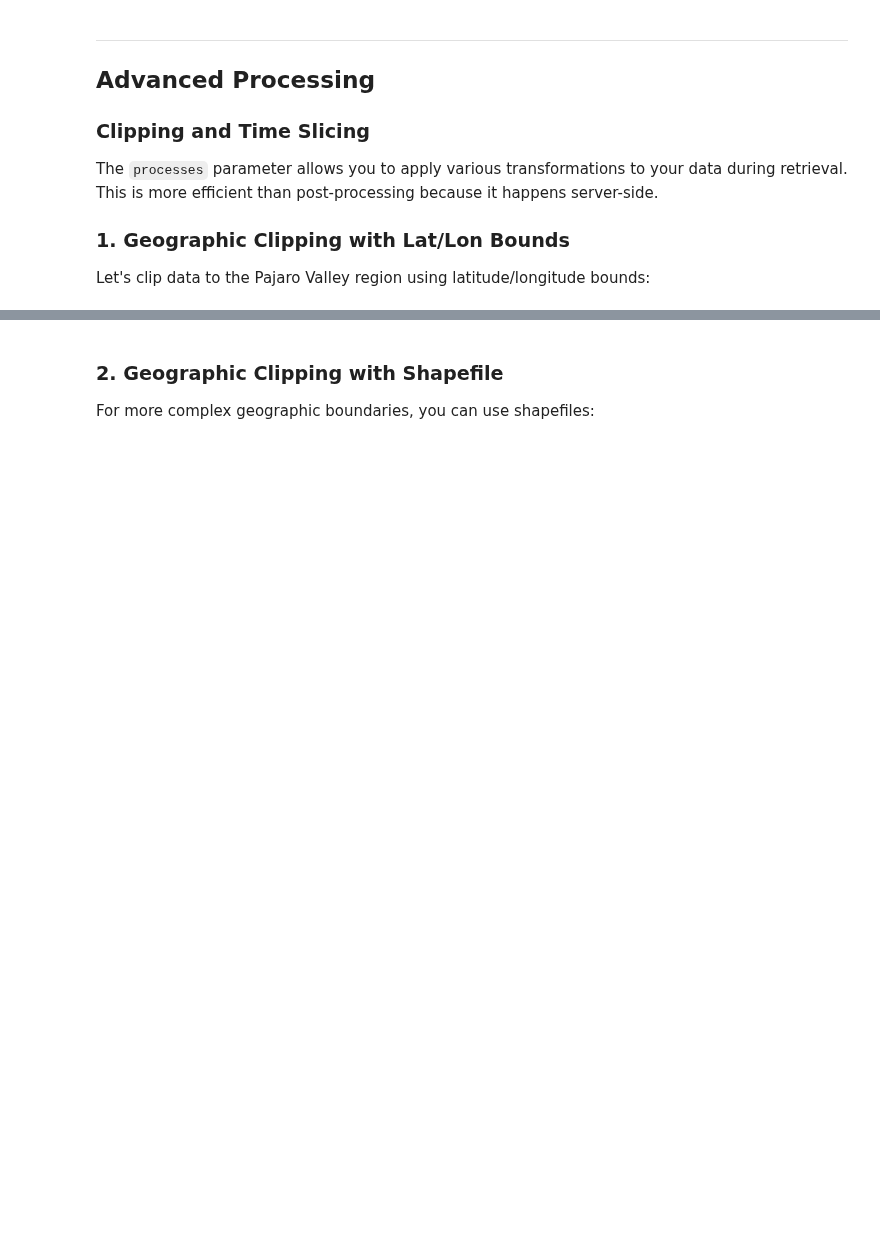
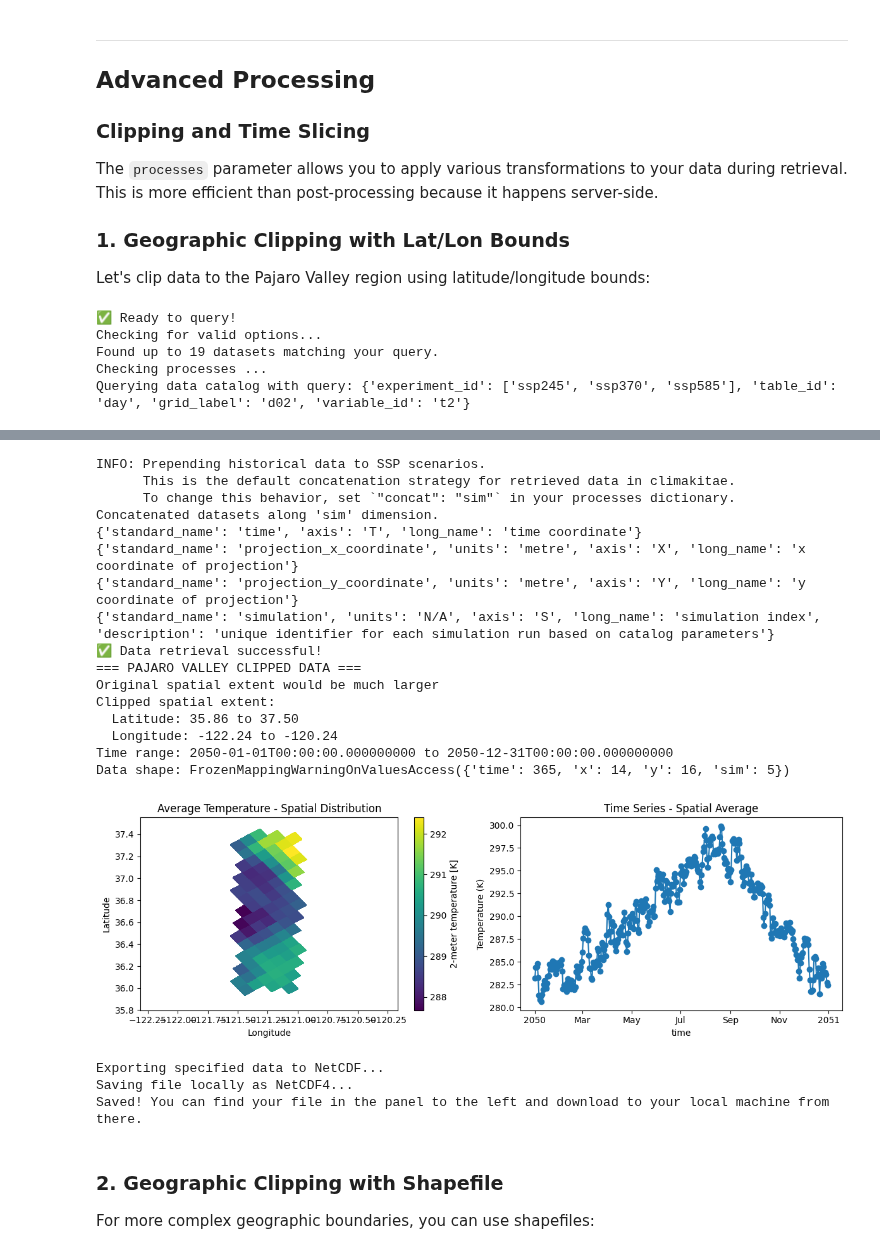
Before and after one commit to cal-adapt/climakitae, a Jupyter notebook: example.ipynb, the cells around one changed output, grey strips where cells are left out. Cells and saved outputs as stored; diff of their text form; code cells hidden in the pictures; blank space fills up the shorter version.

```diff
--- a/example.ipynb
+++ b/example.ipynb
@@ -307,21 +289,31 @@ The `processes` parameter allows you to apply various transformations to your da
 
 Let's clip data to the Pajaro Valley region using latitude/longitude bounds:
 # %%
+import matplotlib.pyplot as plt
+import pandas as pd
+
+# Import our climate data interface
+import climakitae.new_core.user_interface
+from climakitae.new_core.user_interface import ClimateData
+
+# Initialize the interface
+cd = ClimateData()
 # Define the Pajaro Valley bounding box
-pajaro_bounds = ((36.04, 37.37), (-121.06, -121.43))  # ((lat_min, lat_max), (lon_min, lon_max))
+pajaro_bounds = ((36.04, 37.37), (-121.43, -121.06))  # ((lat_min, lat_max), (lon_min, lon_max))
 
 # Retrieve clipped and time-sliced data
 pajaro_data = (cd
-    .catalog("renewables")
-    .installation("pv_utility")
-    .experiment_id("historical")
+    .catalog("data")
+    .experiment_id("ssp")
     .table_id("day")
-    .grid_label("d03")
-    .variable("cf")
-    .processes({
-        "time_slice": ("2010-01-01", "2010-12-31"),    # 2010 data only
-        "clip": pajaro_bounds,                          # Pajaro Valley bounds
-    })
+    .grid_label("d02")
+    .variable("t2")
+    .processes(
+        {
+            "clip": pajaro_bounds,  # Clip to Pajaro Valley bounding box
+            "time_slice": ("2050-01-01", "2050-12-31")
+        }
+    )
     .get()
 )
 
@@ -338,18 +330,30 @@ if pajaro_data is not None:
     plt.figure(figsize=(12, 4))
 
     plt.subplot(1, 2, 1)
-    pajaro_data.isel(time=0).cf.plot.scatter(cmap='viridis')
-    plt.title('Capacity Factor - First Day (2010-01-01)')
+    # plot average temp at each grid point
+    # Plot average temperature across all time and simulations
+    pajaro_data["t2"].mean(dim=['time', 'sim']).plot(x='lon', y='lat', cmap='viridis')
+    plt.title('Average Temperature - Spatial Distribution')
+    plt.xlabel('Longitude')
+    plt.ylabel('Latitude')
 
     plt.subplot(1, 2, 2)
-    time_series = pajaro_data.isel(sim=0)['cf'].mean(dim=['x', 'y'])
+    # Print spatial extent information
+
+    time_series = pajaro_data["t2"].mean(dim=['x', 'y', 'sim'])
     time_series = time_series.assign_coords(time=pd.to_datetime(time_series.time))
-    print(time_series)
+
     time_series.plot(marker='o', linestyle='-')
     plt.title('Time Series - Spatial Average')
-    plt.ylabel('Capacity Factor')
+    plt.ylabel('Temperature (K)')
 
     plt.tight_layout()
     plt.show()
 else:
     print("Failed to retrieve data")
+# %% [output]
+✅ Ready to query!
+Checking for valid options...
+Found up to 19 datasets matching your query.
+Checking processes ...
+Querying data catalog with query: {'experiment_id': ['ssp245', 'ssp370', 'ssp585'], 'table_id': 'day', 'grid_label': 'd02', 'variable_id': 't2'}
@@ -356,3 +377,28 @@ else:
+INFO: Prepending historical data to SSP scenarios.
+      This is the default concatenation strategy for retrieved data in climakitae.
+      To change this behavior, set `"concat": "sim"` in your processes dictionary.
+Concatenated datasets along 'sim' dimension.
+{'standard_name': 'time', 'axis': 'T', 'long_name': 'time coordinate'}
+{'standard_name': 'projection_x_coordinate', 'units': 'metre', 'axis': 'X', 'long_name': 'x coordinate of projection'}
+{'standard_name': 'projection_y_coordinate', 'units': 'metre', 'axis': 'Y', 'long_name': 'y coordinate of projection'}
+{'standard_name': 'simulation', 'units': 'N/A', 'axis': 'S', 'long_name': 'simulation index', 'description': 'unique identifier for each simulation run based on catalog parameters'}
+✅ Data retrieval successful!
+=== PAJARO VALLEY CLIPPED DATA ===
+Original spatial extent would be much larger
+Clipped spatial extent:
+  Latitude: 35.86 to 37.50
+  Longitude: -122.24 to -120.24
+Time range: 2050-01-01T00:00:00.000000000 to 2050-12-31T00:00:00.000000000
+Data shape: FrozenMappingWarningOnValuesAccess({'time': 365, 'x': 14, 'y': 16, 'sim': 5})
+[figure, added]
+# %%
+import climakitae as ck
+
+ck.export(pajaro_data)  # Export the Pajaro Valley data for further use or analysis
+# %% [output]
+Exporting specified data to NetCDF...
+Saving file locally as NetCDF4...
+Saved! You can find your file in the panel to the left and download to your local machine from there.
 # %% [markdown]
 
 ### 2. Geographic Clipping with Shapefile
```
Also changed, not shown: parts of 5 cells of this notebook.
